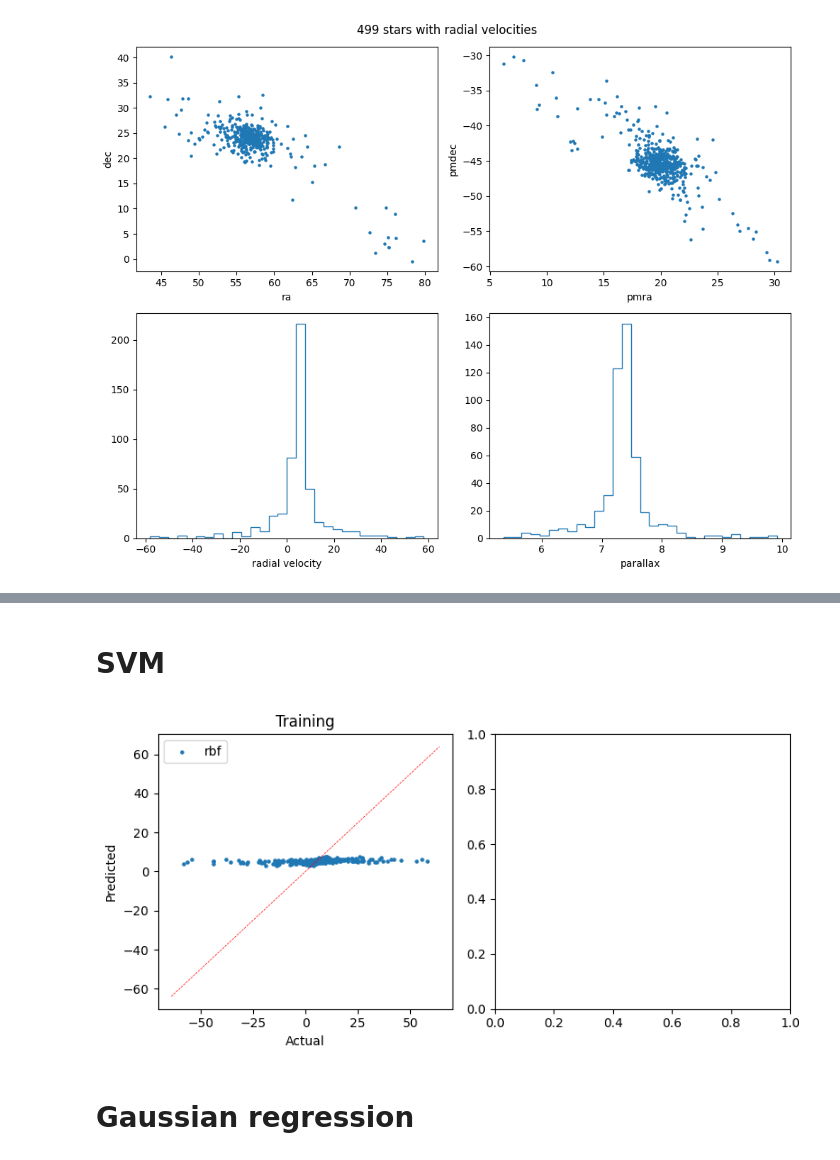
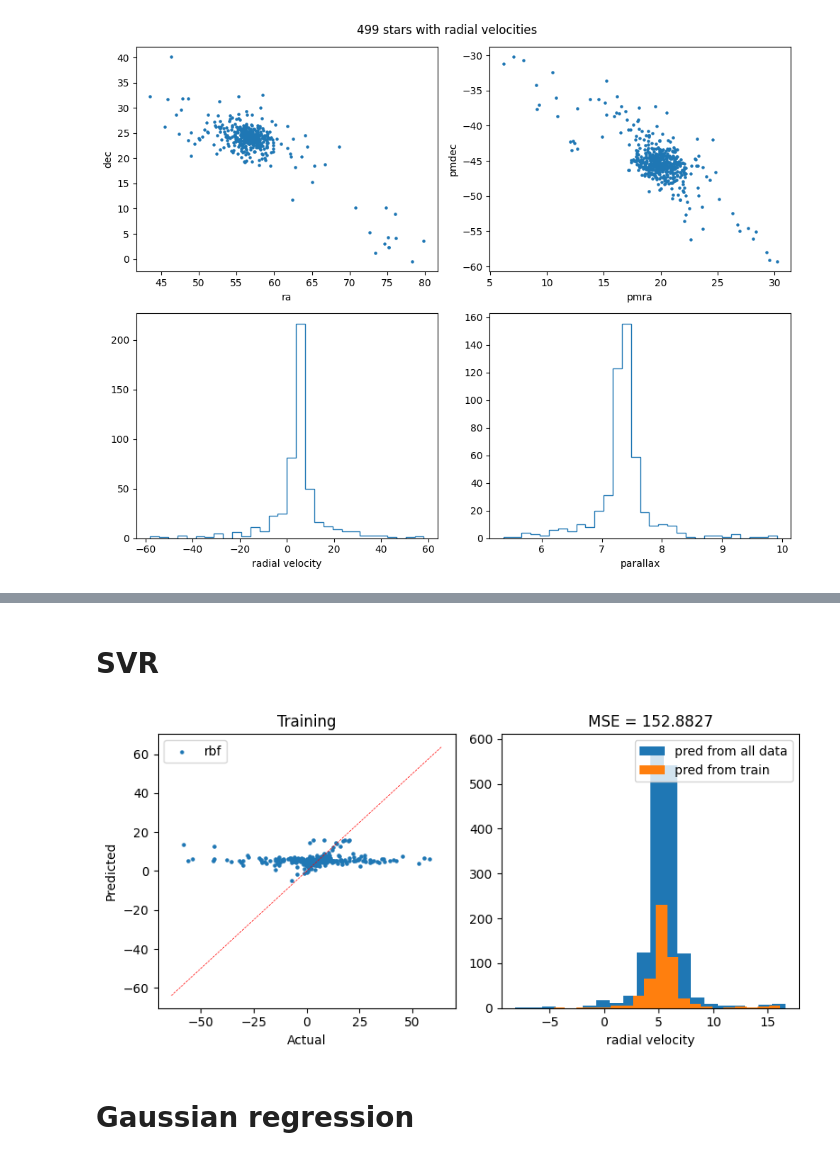
Before and after one commit to stevenalfonso/radial-velocity, a Jupyter notebook: regression_radial_velocity.ipynb, the cells around one changed output, grey strips where cells are left out. Saved outputs shown, nothing was run; the diff lists cells and outputs as text; code cells hidden in the pictures.

```diff
--- a/regression_radial_velocity.ipynb
+++ b/regression_radial_velocity.ipynb
@@ -169,37 +143,34 @@ plt.show()
 # %% [markdown]
-# SVM
+# SVR
 # %%
+from sklearn.svm import SVR
+
 #svr_lin = SVR(kernel='linear', C=10, gamma='auto')
 #svr_poly = SVR(kernel='poly', C=10, gamma='auto')
-svr_rbf = SVR(kernel='rbf', C=1, gamma='auto', epsilon=0.5, shrinking=False)
+kernel = 'rbf'
+svr = SVR(kernel=kernel, C=30, gamma='scale', epsilon=0.05, shrinking=False)
+svr.fit(x_train, y_train)
+y_train_pred = svr.predict(x_train)
+y_full_pred = svr.predict(x_full)
 
-#svr_poly.fit(x_train, y_train)
-#svr_lin.fit(x_train, y_train)
-svr_rbf.fit(x_train, y_train)
+fig, ax = plt.subplots(1,2, figsize=(8,4))
 
-fig, axes = plt.subplots(1,2, figsize=(8,4))
-#axes[0].scatter(x=y_train, y=svr_lin.predict(x_train), s=5,  label='linear')
-#axes[0].scatter(x=y_train, y=svr_poly.predict(x_train), s=5, label='poly')
-axes[0].scatter(x=y_train, y=svr_rbf.predict(x_train), s=5, label='rbf')
-axes[0].legend()
-axes[0].set_xlabel("Actual", fontsize=10)
-axes[0].set_ylabel("Predicted",  fontsize=10)
-axes[0].set_title("Training")
-x = np.linspace(*axes[0].get_xlim())
-axes[0].plot(x, x, color='red', ls='--', lw=0.5)
+ax[0].scatter(y_train, y_train_pred, s=5, label=kernel)
+ax[0].set_xlabel("Actual", fontsize=10)
+ax[0].set_ylabel("Predicted",  fontsize=10)
+ax[0].set_title("Training")
+x = np.linspace(*ax[0].get_xlim())
+ax[0].plot(x, x, color='red', ls='--', lw=0.5)
+ax[0].legend()
 
-#axes[1].scatter(x=y_test, y=svr_lin.predict(x_test), s=5, label='linear')
-#axes[1].scatter(x=y_test, y=svr_poly.predict(x_test), s=5, label='poly')
-# axes[1].scatter(x=y_test, y=svr_rbf.predict(x_test), s=5, label='rbf')
-# axes[1].legend()
-# axes[1].set_xlabel("Actual", fontsize=10)
-# axes[1].set_ylabel("Predicted",  fontsize=10)
-# axes[1].set_title("Validation")
-# x = np.linspace(*axes[1].get_xlim())
-# axes[1].plot(x, x, color='red', ls='--', lw=0.5)
+ax[1].set_title('MSE = {:.4f}'.format(mean_squared_error(y_data, y_train_pred)))
+ax[1].hist(y_full_pred, bins=20, label='pred from all data')
+ax[1].hist(y_train_pred, bins=20, label='pred from train')
+ax[1].set_xlabel("radial velocity")
+ax[1].legend()
 fig.tight_layout()
 plt.show()
 # %% [output]
-[figure, old version]
+[figure, new version]
 # %% [markdown]
 # Gaussian regression
```
Also changed, not shown: parts of 18 cells of this notebook.
